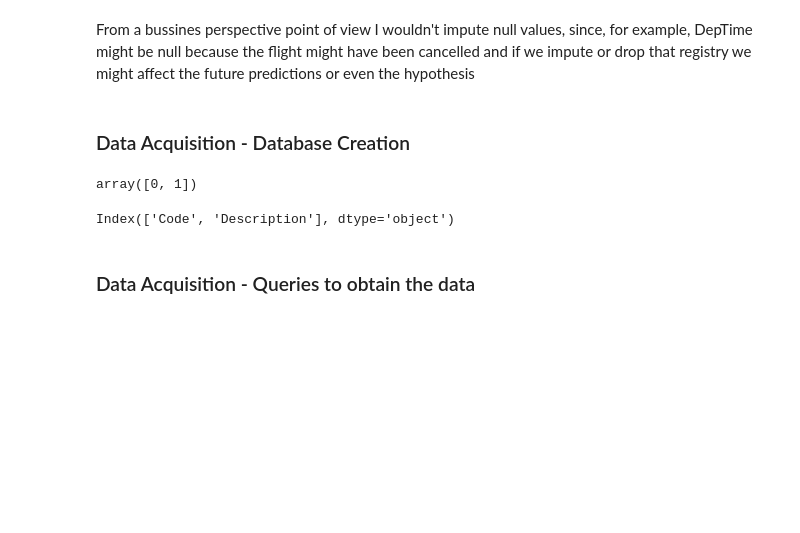
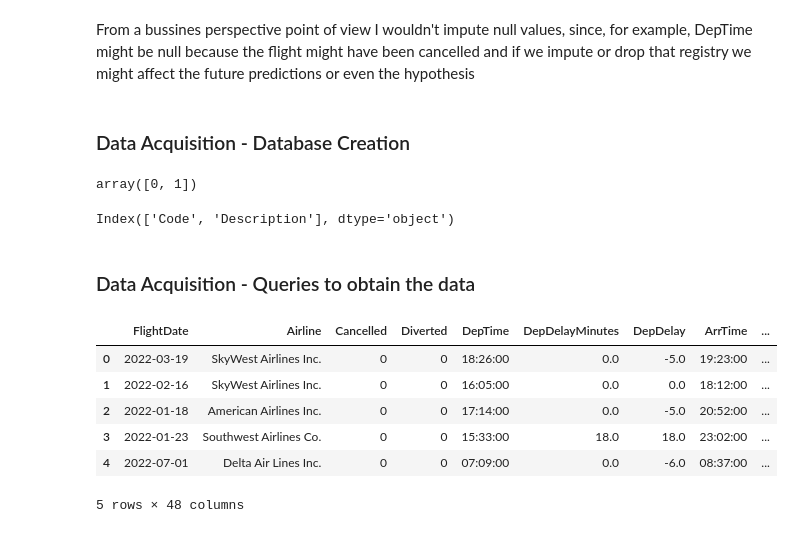
Before and after one commit to Diegomca98/final-project, a Jupyter notebook: src/project.ipynb, the cells around one changed output. Saved outputs shown, nothing was run; the diff lists cells and outputs as text; code cells hidden in the pictures; blank space fills up the shorter version.

```diff
--- a/src/project.ipynb
+++ b/src/project.ipynb
@@ -544,3 +544,13 @@ df = get_information()
 # %%
 cur.close()
 con.close()
+# %%
+df.head()
+# %% [output]
+|  | FlightDate | Airline | Cancelled | Diverted | DepTime | DepDelayMinutes | DepDelay | ArrTime | ... |
+| 0 | 2022-03-19 | SkyWest Airlines Inc. | 0 | 0 | 18:26:00 | 0.0 | -5.0 | 19:23:00 | ... |
+| 1 | 2022-02-16 | SkyWest Airlines Inc. | 0 | 0 | 16:05:00 | 0.0 | 0.0 | 18:12:00 | ... |
+| 2 | 2022-01-18 | American Airlines Inc. | 0 | 0 | 17:14:00 | 0.0 | -5.0 | 20:52:00 | ... |
+| 3 | 2022-01-23 | Southwest Airlines Co. | 0 | 0 | 15:33:00 | 18.0 | 18.0 | 23:02:00 | ... |
+| 4 | 2022-07-01 | Delta Air Lines Inc. | 0 | 0 | 07:09:00 | 0.0 | -6.0 | 08:37:00 | ... |
+5 rows × 48 columns
```
Also changed, not shown: 6 other files.
